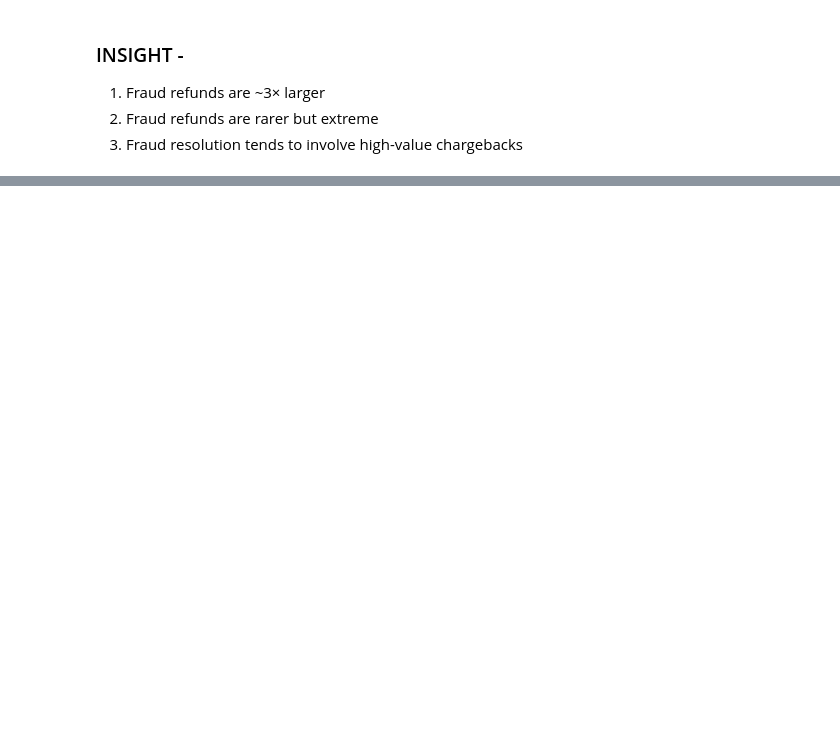
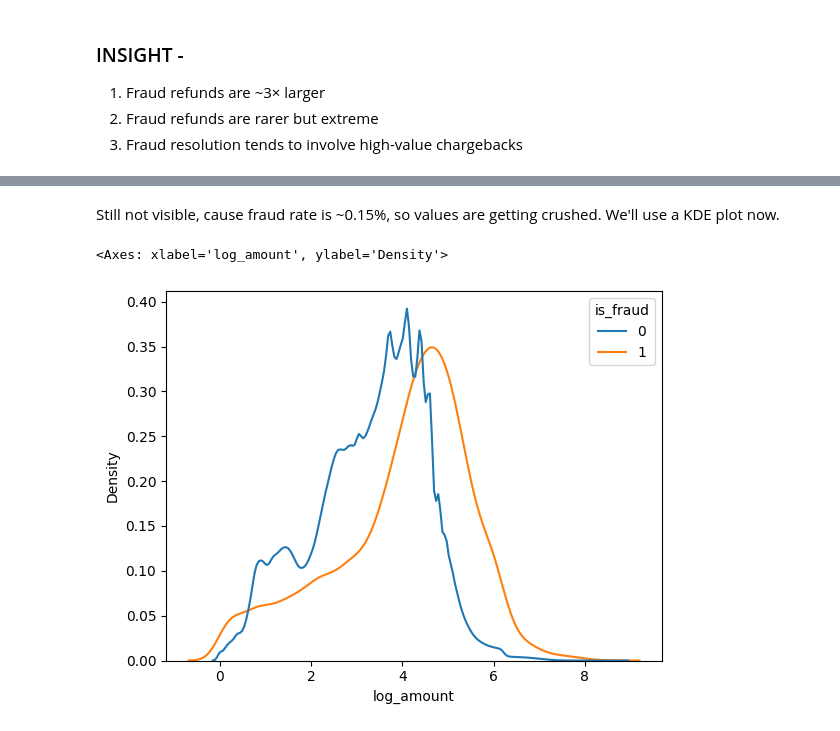
Before and after one commit to nandnii/Fraud-Transactions, a Jupyter notebook: Fraud Transactions.ipynb, the cells around one changed output, grey strips where cells are left out. Cells and saved outputs as stored; diff of their text form; code cells hidden in the pictures; blank space fills up the shorter version.

```diff
--- a/Fraud Transactions.ipynb
+++ b/Fraud Transactions.ipynb
@@ -262,0 +836,12 @@ df.groupby('use_chip')['is_fraud'].value_counts(normalize=True).unstack()*100
+# %% [markdown]
+Still not visible, cause fraud rate is ~0.15%, so values are getting crushed. We'll use a KDE plot now.
+# %%
+sns.kdeplot(
+    data=df[df['is_refund'] == 0],
+    x='log_amount',
+    hue='is_fraud',
+    common_norm=False
+)
+# %% [output]
+<Axes: xlabel='log_amount', ylabel='Density'>
+[figure, added]
```
Also changed, not shown: parts of 64 cells of this notebook.
